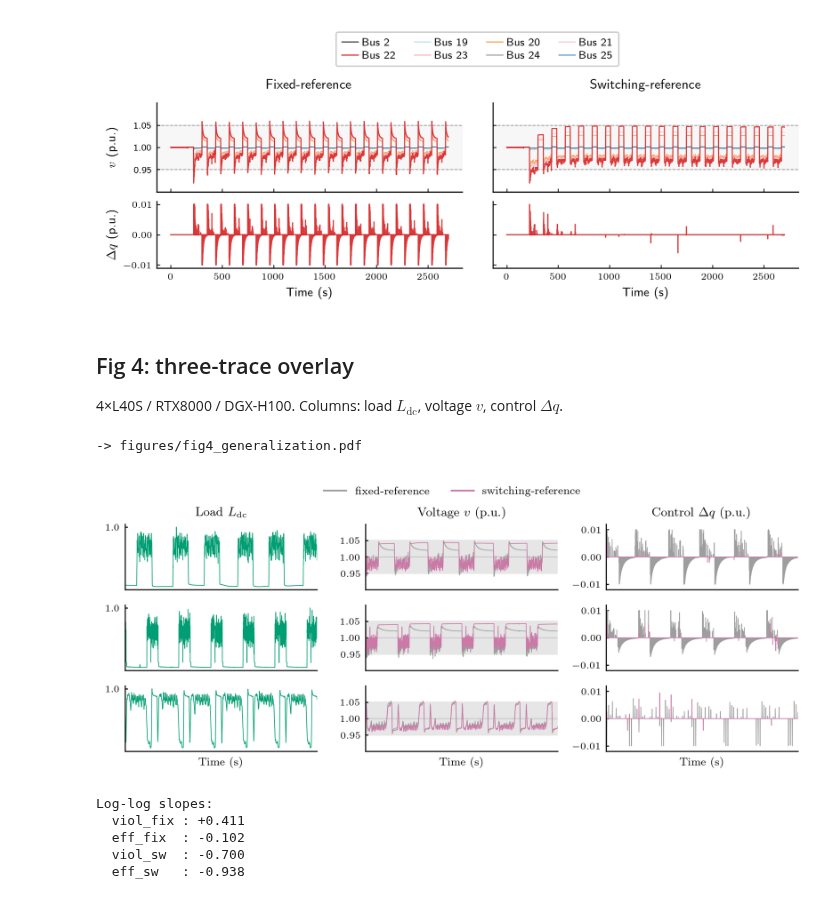
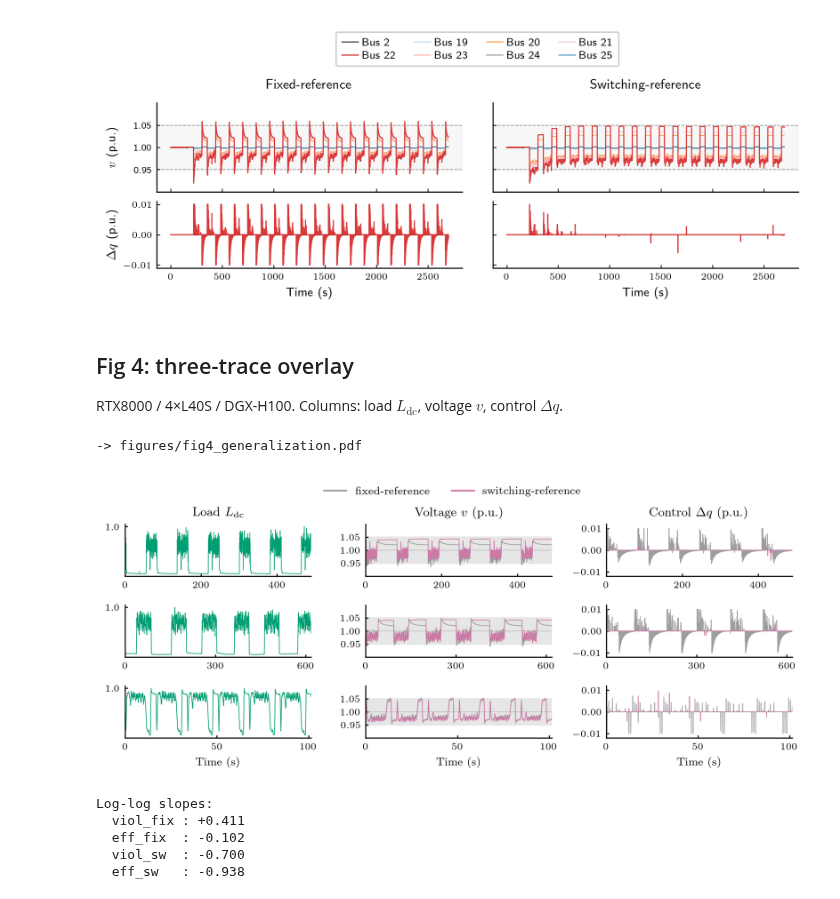
Before and after one commit to yan-mingyuan/switchref, a Jupyter notebook: main.ipynb, the cells around one changed output. Drawn from its saved outputs; the diff is of its cells as text; code cells hidden in the pictures.

Commit message:
Fig 4: add round time ticks; swap RTX8000 and 4xL40S rows

```diff
--- a/main.ipynb
+++ b/main.ipynb
@@ -179,7 +179,7 @@ plt.show()
 # %% [markdown]
 ## Fig 4: three-trace overlay
 
-4&times;L40S / RTX8000 / DGX-H100. Columns: load $L_{\mathrm{dc}}$, voltage $v$, control $\Delta q$.
+RTX8000 / 4&times;L40S / DGX-H100. Columns: load $L_{\mathrm{dc}}$, voltage $v$, control $\Delta q$.
 # %%
 BUS = 20             # data-center bus (label 22)
 C_FIX = '0.62'
@@ -188,11 +188,10 @@ C_PWR = '#009E73'    # Wong bluish-green for the (shared) data center load input
 
 from scipy.signal import find_peaks
 
-# Row order matches the paper (Table I trailing rows): 4xL40S, RTX8000, DGX-H100,
-# so the Microsoft H100 rack trace (the only non-NYU trace) comes last.
+# Row order matches the paper (Table I trailing rows): RTX8000, 4xL40S, DGX-H100.
 EXPS_FIG4 = [
+    ('RTX8000',    82, 600.0),
     ('4xL40S',    107, 700.0),
-    ('RTX8000',    82, 600.0),
     ('DGX-H100',   17, 150.0),
 ]
 N_CYC = 6
@@ -266,35 +265,41 @@ for r, (name, cyc, t0) in enumerate(EXPS_FIG4):
     axQ.axhline(0.0, color='0.75', lw=0.5)
     axQ.plot(tq[mq] - tA, dQf[mq, BUS], color=C_FIX, lw=0.5)
     axQ.plot(tq[mq] - tA, dQs[mq, BUS], color=C_SW,  lw=0.5)
     axQ.set_ylim(-0.012, 0.012); axQ.set_yticks([-0.01, 0.0, 0.01])
 
     if r == 0:
         axP.set_title(r'Load $L_{\mathrm{dc}}$', fontsize=9)
         axV.set_title(r'Voltage $v$ (p.u.)', fontsize=9)
         axQ.set_title(r'Control $\Delta q$ (p.u.)', fontsize=9)
+    # Three round time ticks per row (0, step, 2*step); the differing ranges
+    # convey the heterogeneous workload timescales.
+    _half = (tB - tA) / 2
+    _mag = 10.0 ** np.floor(np.log10(_half))
+    _step = next(m * _mag for m in (5, 3, 2, 1) if m * _mag <= _half + 1e-9)
+    xticks = [0, _step, 2 * _step]
     for ax in (axP, axV, axQ):
         ax.set_xlim(0, tB - tA)
         ax.tick_params(labelsize=7, direction='in', length=2.0)
-        ax.set_xticks([])
+        ax.set_xticks(xticks)
         ax.spines[['top', 'right']].set_visible(False)
         if r == len(EXPS_FIG4) - 1:
             ax.set_xlabel('Time (s)', fontsize=8)
 
 from matplotlib.lines import Line2D
 handles = [Line2D([0], [0], color=C_FIX, lw=1.2),
            Line2D([0], [0], color=C_SW,  lw=1.2)]
 fig.legend(handles, ['fixed-reference', 'switching-reference'],
            loc='upper center', ncol=2, fontsize=8, frameon=False,
            bbox_to_anchor=(0.5, 1.02))
 fig.tight_layout(rect=[0, 0, 1, 0.97])
 
 out_fig4 = FIG_DIR / 'fig4_generalization.pdf'
 fig.savefig(out_fig4, format='pdf', bbox_inches='tight', pad_inches=0.02)
 print('-> figures/fig4_generalization.pdf')
 plt.show()
 # %% [output]
 -> figures/fig4_generalization.pdf
-[figure, old version]
+[figure, new version]
 # %%
 Ts = np.array([r['cycle_s'] for r in table_rows], dtype=float)
 viol_fix = np.array([r['fix_viol'] for r in table_rows])
```
Also changed, not shown: 1 other file.
